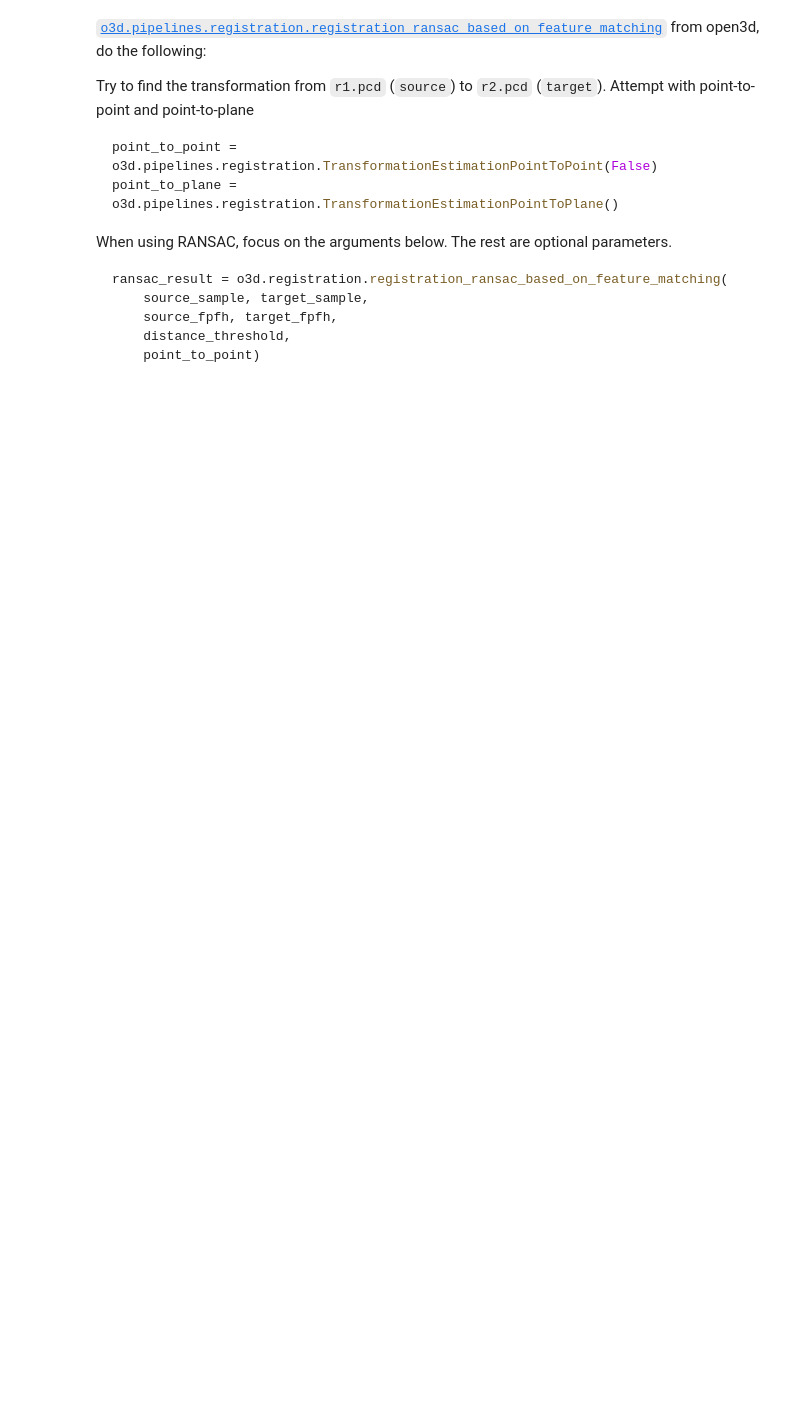
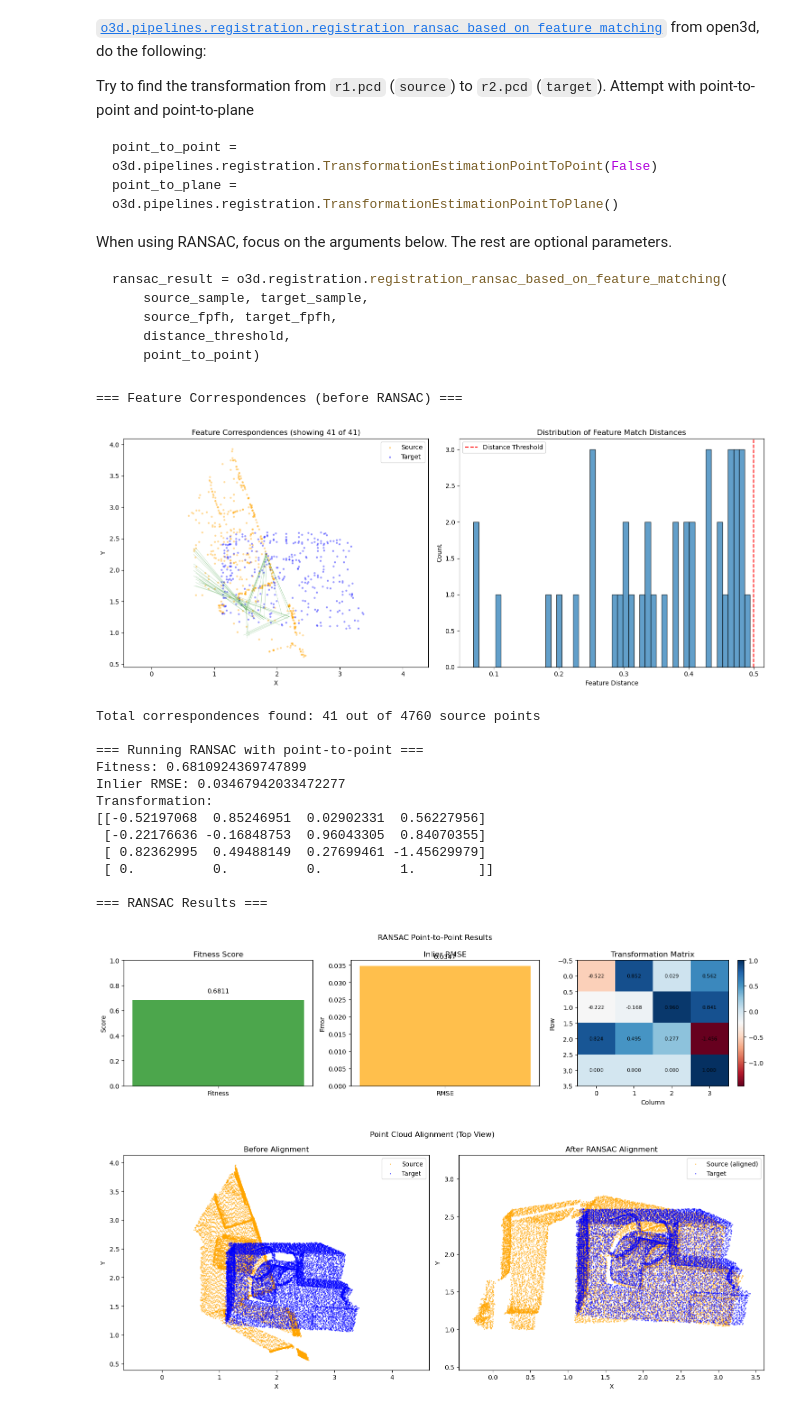
Before and after one commit to dragoselul/Perception-AutonomousSystems, a Jupyter notebook: Dragos-Solutions/Week-5/week5/Exercise1.ipynb, the cells around one changed output. Cells and saved outputs as stored; diff of their text form; code cells hidden in the pictures; blank space fills up the shorter version.

```diff
--- a/Dragos-Solutions/Week-5/week5/Exercise1.ipynb
+++ b/Dragos-Solutions/Week-5/week5/Exercise1.ipynb
@@ -57,3 +173,21 @@ We also need to estimate the normals of the point cloud points using [`pointclou
+# %%
+# Downsample the point clouds
+source_sample = source.voxel_down_sample(voxel_size)
+target_sample = target.voxel_down_sample(voxel_size)
+
+# Estimate normals
+source_sample.estimate_normals(o3d.geometry.KDTreeSearchParamHybrid(radius=voxel_size * 2, max_nn=30))
+target_sample.estimate_normals(o3d.geometry.KDTreeSearchParamHybrid(radius=voxel_size * 2, max_nn=30))
+
+# Compute FPFH features
+source_fpfh = o3d.pipelines.registration.compute_fpfh_feature(
+    source_sample,
+    o3d.geometry.KDTreeSearchParamHybrid(radius=voxel_size * 5, max_nn=100)
+)
+target_fpfh = o3d.pipelines.registration.compute_fpfh_feature(
+    target_sample,
+    o3d.geometry.KDTreeSearchParamHybrid(radius=voxel_size * 5, max_nn=100)
+)
 # %% [markdown]
 ### RANSAC
 We will now attempt to use RANSAC to do a global registration of the two point clouds.
@@ -85,0 +213,46 @@ ransac_result = o3d.registration.registration_ransac_based_on_feature_matching(
+# %%
+# Step 3: Run RANSAC to find transformation
+distance_threshold = voxel_size * 1.5
+
+# Show which features match before RANSAC
+print("=== Feature Correspondences ===")
+visualize_correspondences(source_sample, target_sample, source_fpfh, target_fpfh, 0.5)
+
+# Run RANSAC (randomly samples points to find best transformation)
+print("\n=== Running RANSAC ===")
+ransac_result = o3d.pipelines.registration.registration_ransac_based_on_feature_matching(
+    source_sample, target_sample,  # Point clouds
+    source_fpfh, target_fpfh,      # Features
+    True,                          # Mutual filter (both directions)
+    distance_threshold,            # Max distance for inliers
+    o3d.pipelines.registration.TransformationEstimationPointToPoint(False),  # Method
+    3,                             # Number of points to sample
+    [o3d.pipelines.registration.CorrespondenceCheckerBasedOnEdgeLength(0.9),
+     o3d.pipelines.registration.CorrespondenceCheckerBasedOnDistance(distance_threshold)],
+    o3d.pipelines.registration.RANSACConvergenceCriteria(4000000, 500)
+)
+
+print(f"Fitness: {ransac_result.fitness:.4f}")
+print(f"RMSE: {ransac_result.inlier_rmse:.4f}")
+
+# Visualize results
+visualize_ransac_metrics(ransac_result, "RANSAC Results")
+visualize_point_clouds_2d(source, target, ransac_result.transformation, "Before/After Alignment")
+draw_registrations(source, target, ransac_result.transformation, True)
+# %% [output]
+=== Feature Correspondences (before RANSAC) ===
+[figure, added]
+Total correspondences found: 41 out of 4760 source points
+
+=== Running RANSAC with point-to-point ===
+Fitness: 0.6810924369747899
+Inlier RMSE: 0.03467942033472277
+Transformation:
+[[-0.52197068  0.85246951  0.02902331  0.56227956]
+ [-0.22176636 -0.16848753  0.96043305  0.84070355]
+ [ 0.82362995  0.49488149  0.27699461 -1.45629979]
+ [ 0.          0.          0.          1.        ]]
+
+=== RANSAC Results ===
+[figure, added]
+[figure, added]
```
Also changed, not shown: parts of 8 cells of this notebook, 51 other files.
